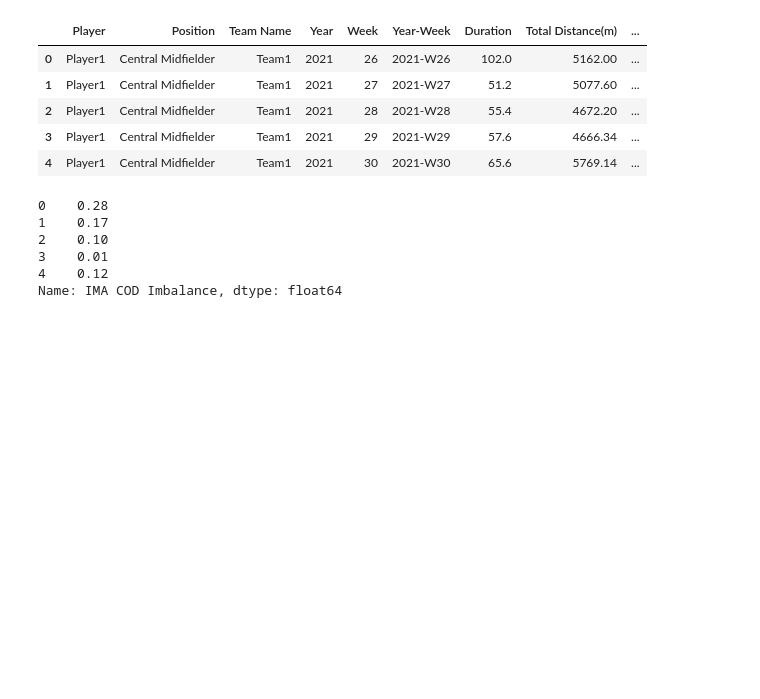
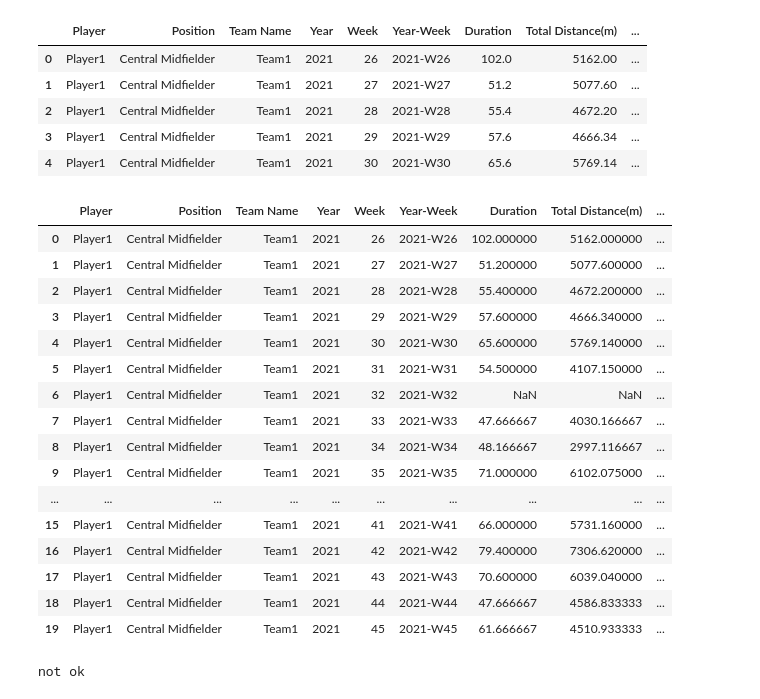
Before and after one commit to typewind/phylix, a Jupyter notebook: processed_explore.ipynb, the cells around one changed output. Drawn from its saved outputs; the diff is of its cells as text; code cells hidden in the pictures; blank space fills up the shorter version.

Commit message:
Player page done

```diff
--- a/processed_explore.ipynb
+++ b/processed_explore.ipynb
@@ -27,12 +35,24 @@ df_week_player.head()
 | 2 | Player1 | Central Midfielder | Team1 | 2021 | 28 | 2021-W28 | 55.4 | 4672.20 | ... |
 | 3 | Player1 | Central Midfielder | Team1 | 2021 | 29 | 2021-W29 | 57.6 | 4666.34 | ... |
 | 4 | Player1 | Central Midfielder | Team1 | 2021 | 30 | 2021-W30 | 65.6 | 5769.14 | ... |
-# %%
-df_week_player["IMA COD Imbalance"].abs().head()
-# %% [output]
-0    0.28
-1    0.17
-2    0.10
-3    0.01
-4    0.12
-Name: IMA COD Imbalance, dtype: float64
+# %%
+player1 = df_week_player[df_week_player["Player"]=="Player1"]
+player1.head(20)
+# %% [output]
+|  | Player | Position | Team Name | Year | Week | Year-Week | Duration | Total Distance(m) | ... |
+| 0 | Player1 | Central Midfielder | Team1 | 2021 | 26 | 2021-W26 | 102.000000 | 5162.000000 | ... |
+| 1 | Player1 | Central Midfielder | Team1 | 2021 | 27 | 2021-W27 | 51.200000 | 5077.600000 | ... |
+| 2 | Player1 | Central Midfielder | Team1 | 2021 | 28 | 2021-W28 | 55.400000 | 4672.200000 | ... |
+| 3 | Player1 | Central Midfielder | Team1 | 2021 | 29 | 2021-W29 | 57.600000 | 4666.340000 | ... |
+| 4 | Player1 | Central Midfielder | Team1 | 2021 | 30 | 2021-W30 | 65.600000 | 5769.140000 | ... |
+| 5 | Player1 | Central Midfielder | Team1 | 2021 | 31 | 2021-W31 | 54.500000 | 4107.150000 | ... |
+| 6 | Player1 | Central Midfielder | Team1 | 2021 | 32 | 2021-W32 | NaN | NaN | ... |
+| 7 | Player1 | Central Midfielder | Team1 | 2021 | 33 | 2021-W33 | 47.666667 | 4030.166667 | ... |
+| 8 | Player1 | Central Midfielder | Team1 | 2021 | 34 | 2021-W34 | 48.166667 | 2997.116667 | ... |
+| 9 | Player1 | Central Midfielder | Team1 | 2021 | 35 | 2021-W35 | 71.000000 | 6102.075000 | ... |
+| ... | ... | ... | ... | ... | ... | ... | ... | ... | ... |
+| 15 | Player1 | Central Midfielder | Team1 | 2021 | 41 | 2021-W41 | 66.000000 | 5731.160000 | ... |
+| 16 | Player1 | Central Midfielder | Team1 | 2021 | 42 | 2021-W42 | 79.400000 | 7306.620000 | ... |
+| 17 | Player1 | Central Midfielder | Team1 | 2021 | 43 | 2021-W43 | 70.600000 | 6039.040000 | ... |
+| 18 | Player1 | Central Midfielder | Team1 | 2021 | 44 | 2021-W44 | 47.666667 | 4586.833333 | ... |
+| 19 | Player1 | Central Midfielder | Team1 | 2021 | 45 | 2021-W45 | 61.666667 | 4510.933333 | ... |
@@ -39,3 +64,10 @@ Name: IMA COD Imbalance, dtype: float64
+# %%
+if "test" in not_pass_metrics:
+    print("ok")
+else:
+    print("not ok")
+# %% [output]
+not ok
 # %%
 # List of metrics to plot
 metrics = ['Duration', 'Total Distance(m)', 'Total Player Load', 'Acc 2m/s2 Total Effort',
```
Also changed, not shown: parts of 4 cells of this notebook, 7 other files.
